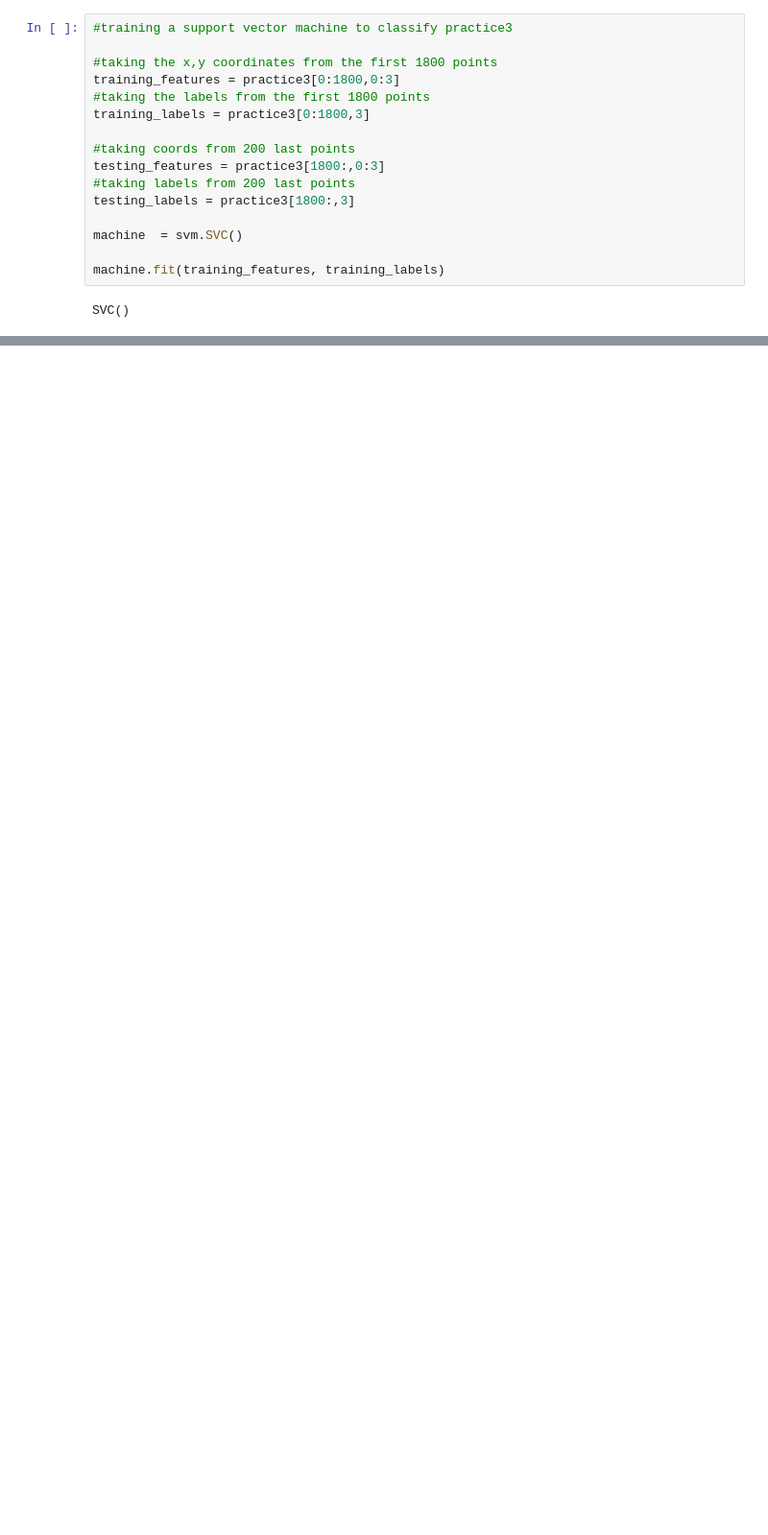
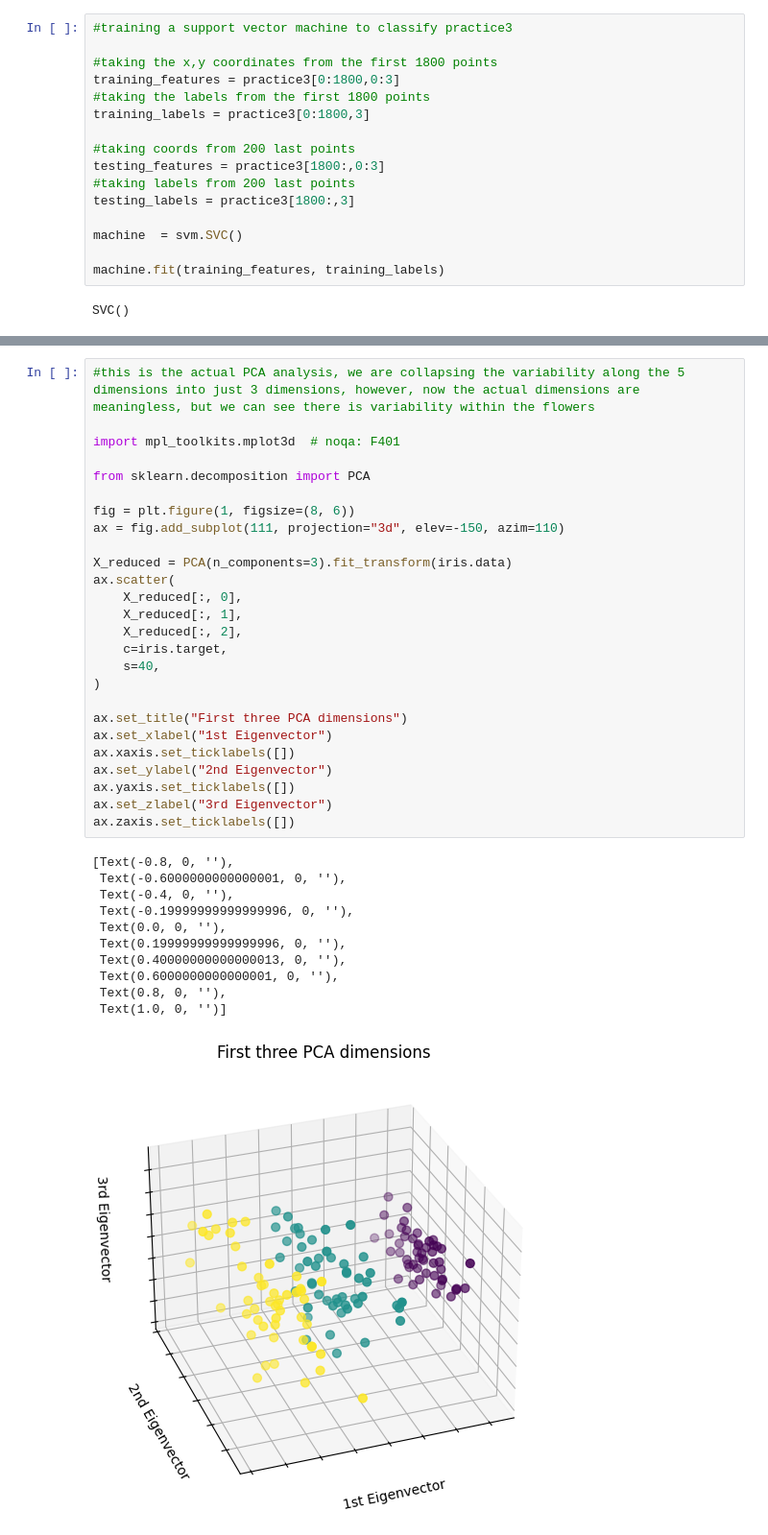
Before and after one commit to MACtion-Potential/SN_2023, a Jupyter notebook: ML Practice/jacob_practice.ipynb, the cells around one changed output, grey strips where cells are left out. Shown at 96% size. Saved outputs shown, nothing was run; the diff lists cells and outputs as text; blank space fills up the shorter version.

```diff
--- a/ML Practice/jacob_practice.ipynb
+++ b/ML Practice/jacob_practice.ipynb
@@ -198,0 +288,38 @@ accuracy= 0.84
+# %%
+#this is the actual PCA analysis, we are collapsing the variability along the 5 dimensions into just 3 dimensions, however, now the actual dimensions are meaningless, but we can see there is variability within the flowers
+
+import mpl_toolkits.mplot3d  # noqa: F401
+
+from sklearn.decomposition import PCA
+
+fig = plt.figure(1, figsize=(8, 6))
+ax = fig.add_subplot(111, projection="3d", elev=-150, azim=110)
+
+X_reduced = PCA(n_components=3).fit_transform(iris.data)
+ax.scatter(
+    X_reduced[:, 0],
+    X_reduced[:, 1],
+    X_reduced[:, 2],
+    c=iris.target,
+    s=40,
+)
+
+ax.set_title("First three PCA dimensions")
+ax.set_xlabel("1st Eigenvector")
+ax.xaxis.set_ticklabels([])
+ax.set_ylabel("2nd Eigenvector")
+ax.yaxis.set_ticklabels([])
+ax.set_zlabel("3rd Eigenvector")
+ax.zaxis.set_ticklabels([])
+# %% [output]
+[Text(-0.8, 0, ''),
+ Text(-0.6000000000000001, 0, ''),
+ Text(-0.4, 0, ''),
+ Text(-0.19999999999999996, 0, ''),
+ Text(0.0, 0, ''),
+ Text(0.19999999999999996, 0, ''),
+ Text(0.40000000000000013, 0, ''),
+ Text(0.6000000000000001, 0, ''),
+ Text(0.8, 0, ''),
+ Text(1.0, 0, '')]
+[figure, added]
```
Also changed, not shown: parts of 16 cells of this notebook.
